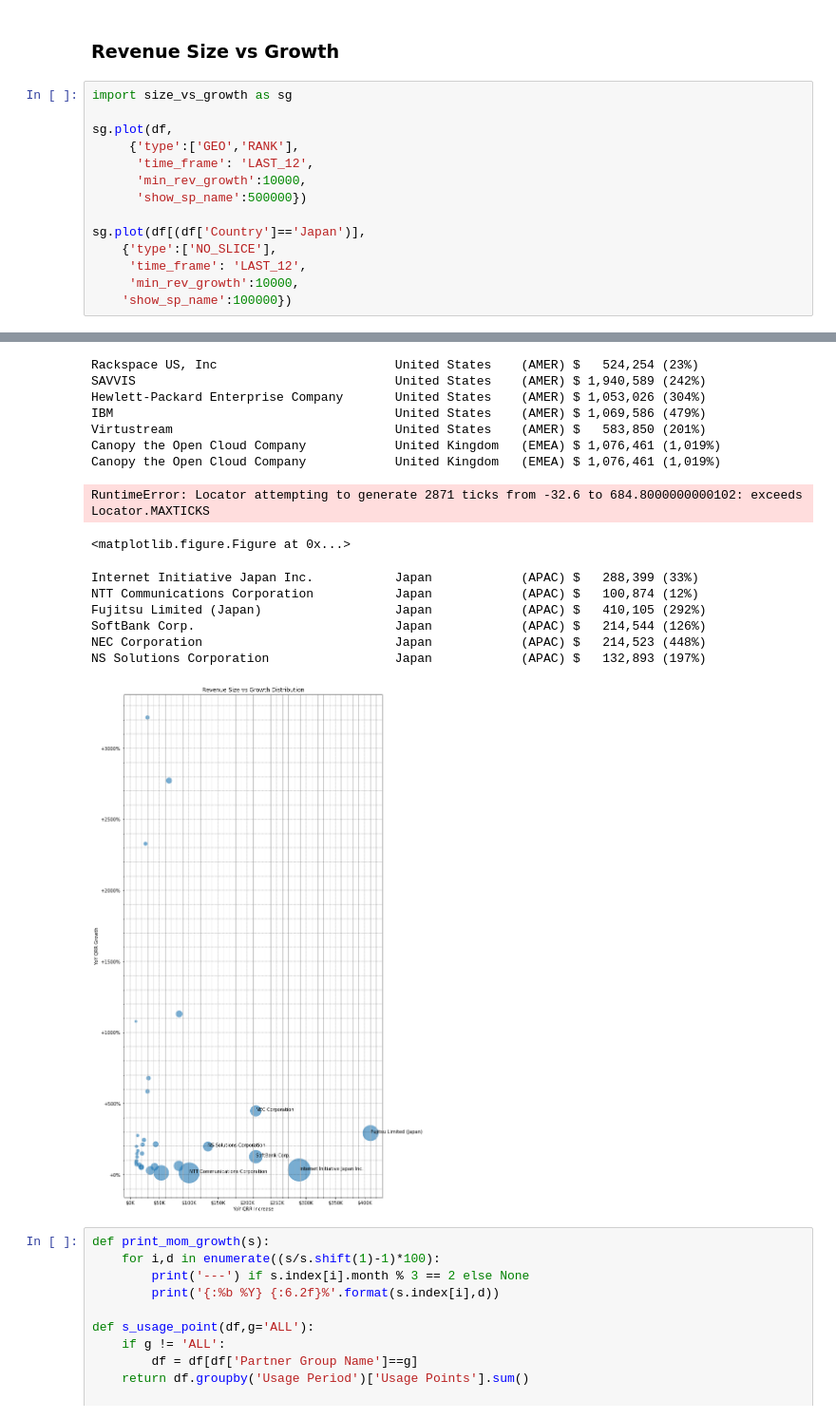
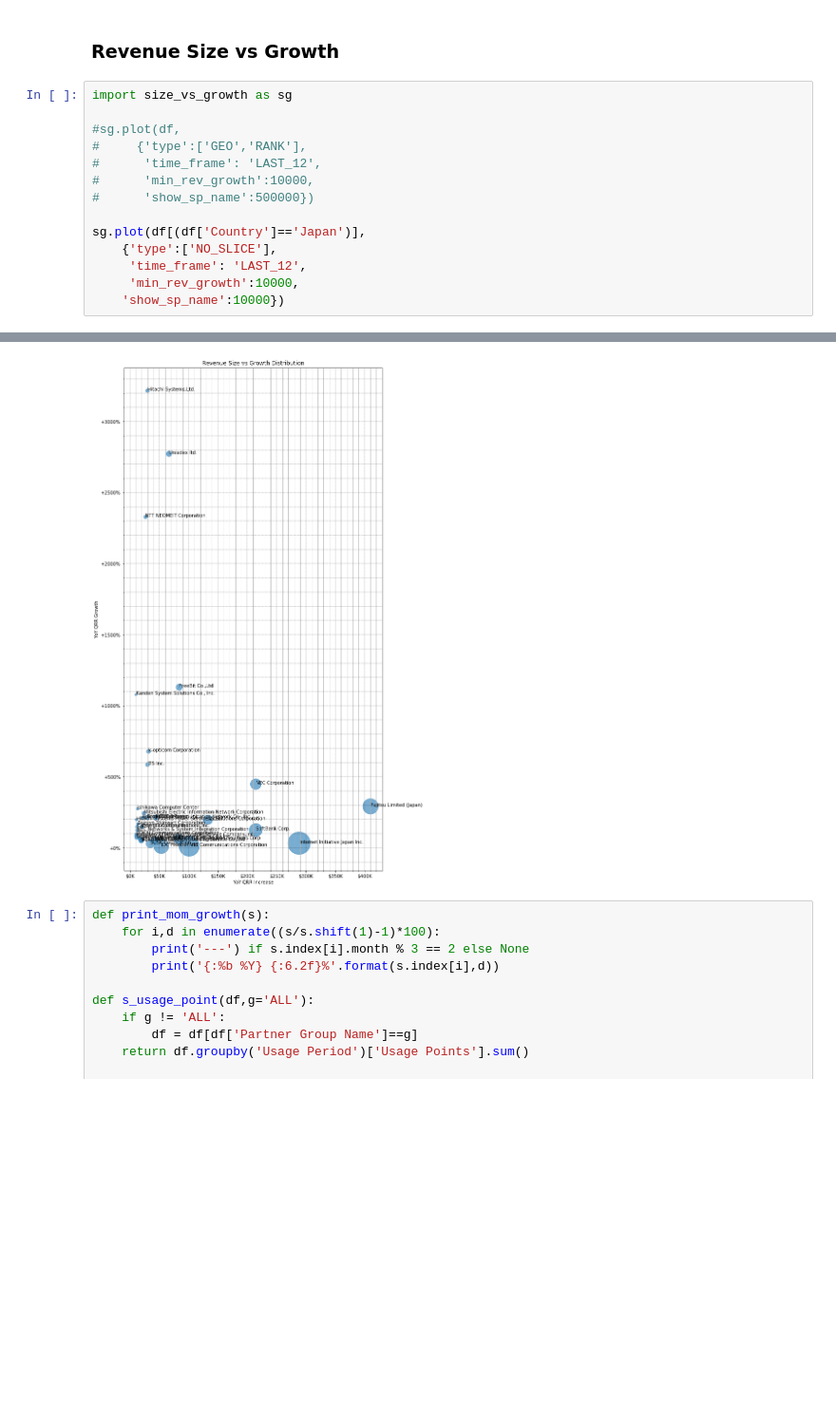
Before and after one commit to k1fukumoto/vcpp-data, a Jupyter notebook: report/GlobalUsagePoints.ipynb, the cells around one changed output, grey strips where cells are left out. Shown at 95% size. Saved outputs shown, nothing was run; the diff lists cells and outputs as text; blank space fills up the shorter version.

```diff
--- a/report/GlobalUsagePoints.ipynb
+++ b/report/GlobalUsagePoints.ipynb
@@ -433,15 +422,15 @@ NTT DATA KYUSHU Corporation              Japan            (APAC) $       215 (17
 # %%
 import size_vs_growth as sg
 
-sg.plot(df,
-     {'type':['GEO','RANK'],
-      'time_frame': 'LAST_12',
-      'min_rev_growth':10000,
-      'show_sp_name':500000})
+#sg.plot(df,
+#     {'type':['GEO','RANK'],
+#      'time_frame': 'LAST_12',
+#      'min_rev_growth':10000,
+#      'show_sp_name':500000})
 
 sg.plot(df[(df['Country']=='Japan')],
     {'type':['NO_SLICE'],
      'time_frame': 'LAST_12',
      'min_rev_growth':10000,
-    'show_sp_name':100000})
+    'show_sp_name':10000})
 # %% [output]
@@ -458,19 +454,4 @@ RuntimeError: Locator attempting to generate 2852 ticks from -32.4 to 680.400000
-Rackspace US, Inc                        United States    (AMER) $   524,254 (23%)
-SAVVIS                                   United States    (AMER) $ 1,940,589 (242%)
-Hewlett-Packard Enterprise Company       United States    (AMER) $ 1,053,026 (304%)
-IBM                                      United States    (AMER) $ 1,069,586 (479%)
-Virtustream                              United States    (AMER) $   583,850 (201%)
-Canopy the Open Cloud Company            United Kingdom   (EMEA) $ 1,076,461 (1,019%)
-Canopy the Open Cloud Company            United Kingdom   (EMEA) $ 1,076,461 (1,019%)
-RuntimeError: Locator attempting to generate 2871 ticks from -32.6 to 684.8000000000102: exceeds Locator.MAXTICKS
-<matplotlib.figure.Figure at 0x...>
-Internet Initiative Japan Inc.           Japan            (APAC) $   288,399 (33%)
-NTT Communications Corporation           Japan            (APAC) $   100,874 (12%)
-Fujitsu Limited (Japan)                  Japan            (APAC) $   410,105 (292%)
-SoftBank Corp.                           Japan            (APAC) $   214,544 (126%)
-NEC Corporation                          Japan            (APAC) $   214,523 (448%)
-NS Solutions Corporation                 Japan            (APAC) $   132,893 (197%)
-[figure, old version]
+[figure, new version]
 # %%
 def print_mom_growth(s):
     for i,d in enumerate((s/s.shift(1)-1)*100):
```
Also changed, not shown: parts of 6 cells of this notebook, 8 other files.
